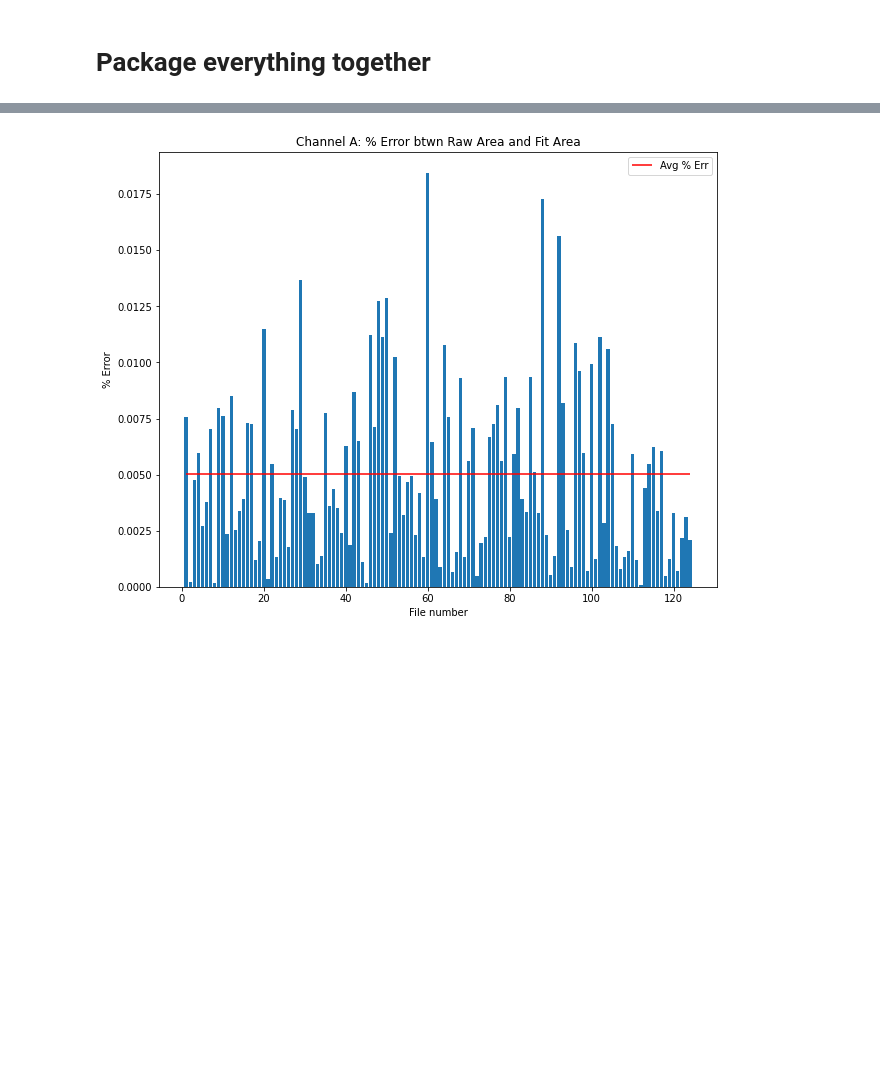
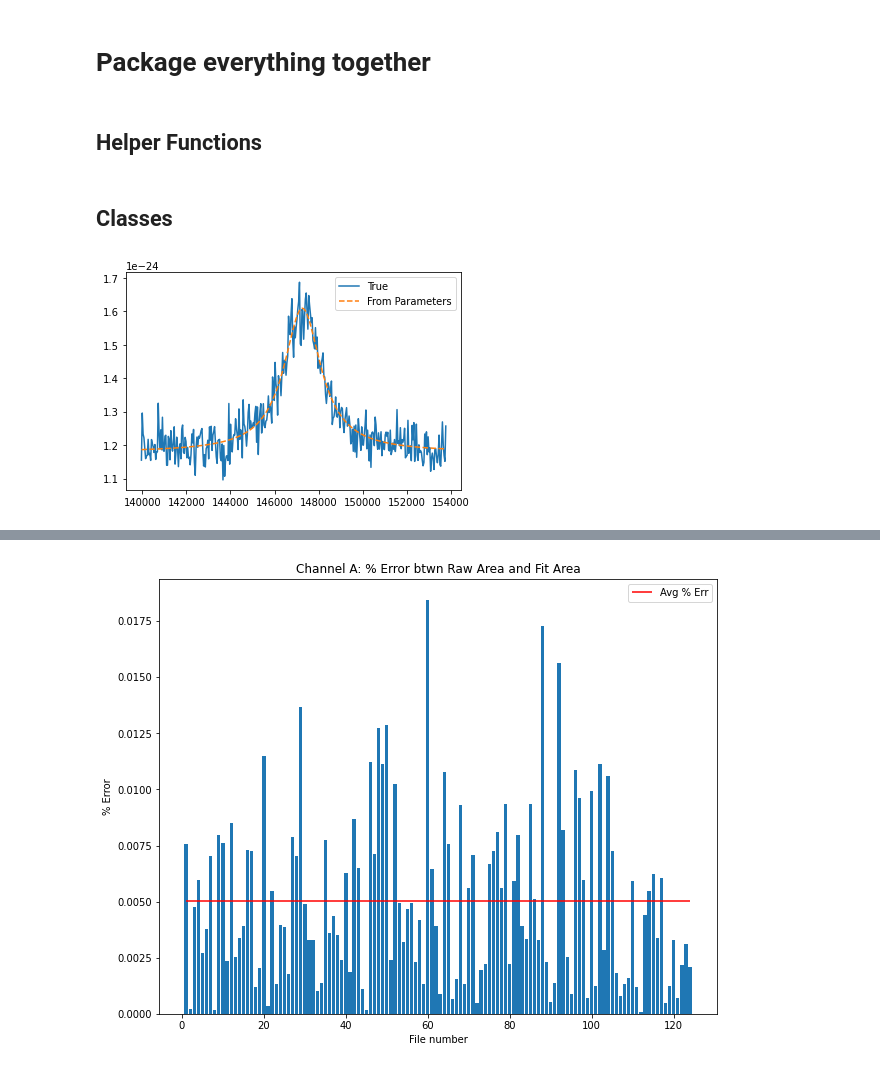
Before and after one commit to nurriol2/peak_fitting, a Jupyter notebook: lorentzian_peak_fitting.ipynb, the cells around one changed output, grey strips where cells are left out. Drawn from its saved outputs; the diff is of its cells as text; code cells hidden in the pictures; blank space fills up the shorter version.

Commit message:
Add Lorentzian class

```diff
--- a/lorentzian_peak_fitting.ipynb
+++ b/lorentzian_peak_fitting.ipynb
@@ -796,6 +803,8 @@ run_oadev(fy, 772.26, "fy.dat", maxNumM=100)
 ---
 # %% [markdown]
 # Package everything together
+# %% [markdown]
+## Helper Functions
 # %%
 # Helper functions
 
@@ -1217,0 +891,2 @@ class HeterodyneData(SpectrumFile):
+# %% [markdown]
+## Classes
@@ -1217,0 +1284,10 @@ class HeterodyneData(SpectrumFile):
+# %%
+freq, spec = process_csv_file("/content/split_detection/cha_st80_1.CSV", "m^2/Hz")
+args = [freq, 4.30918947e-25, 1.47263669e+05, 1.02057514e+03, 1.17817749e-24]
+lorentzian_object = Lorentzian(*args)
+plt.plot(freq, spec, linestyle="solid", label="True")
+plt.plot(freq, lorentzian_object.values, linestyle="dashed", label="From Parameters")
+plt.legend()
+plt.show()
+# %% [output]
+[figure, added]
```
Also changed, not shown: parts of 6 cells of this notebook.
